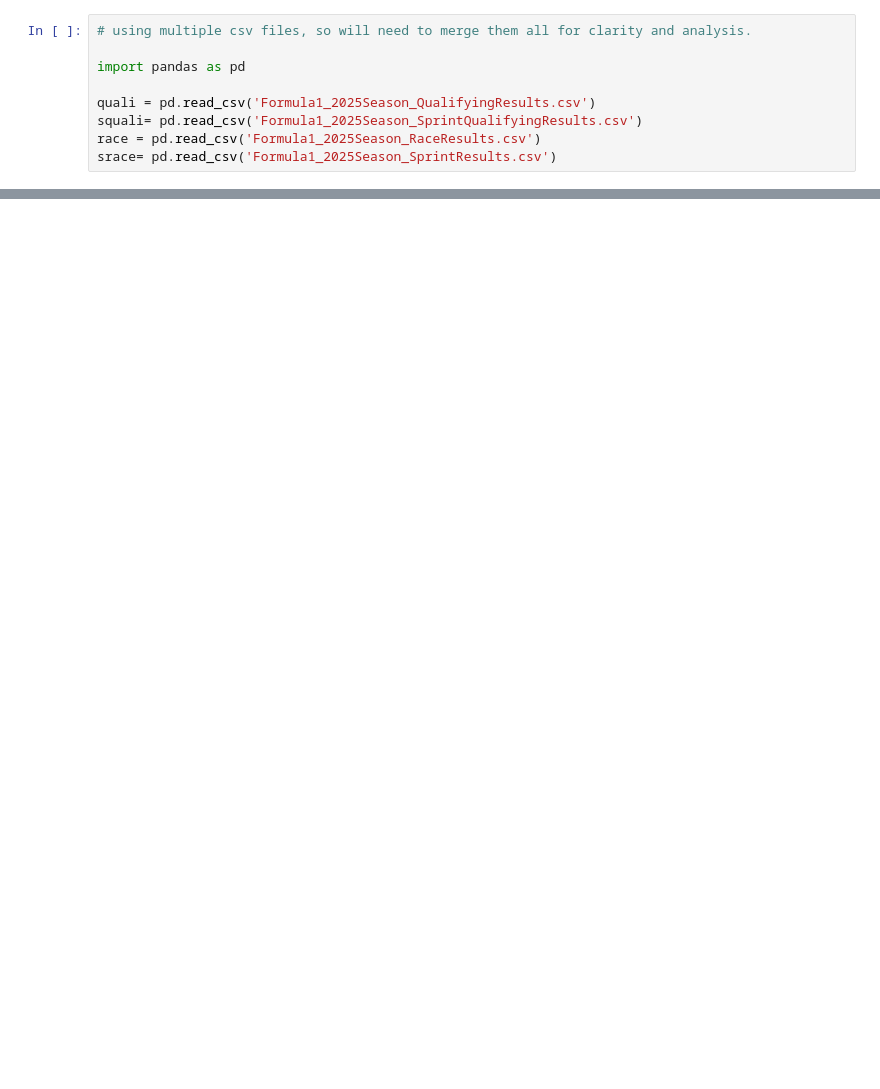
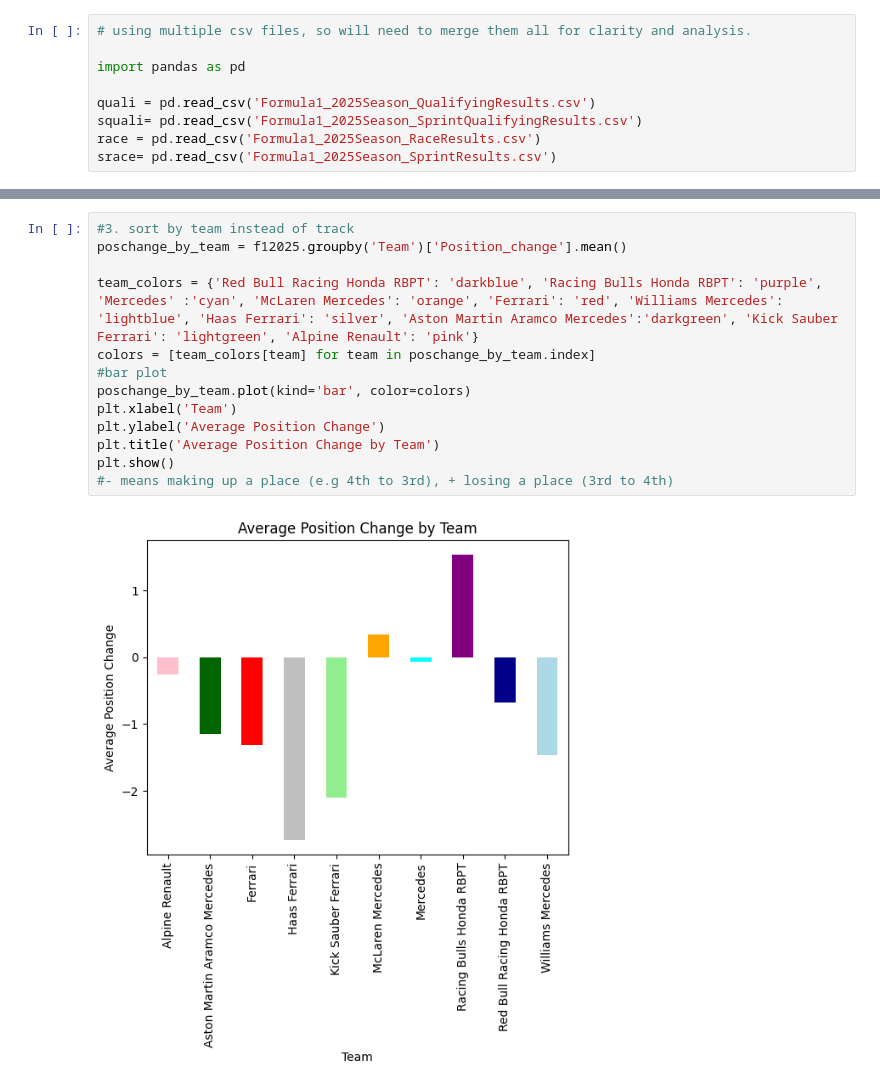
Before and after one commit to mw2304/FreeformProgramming, a Jupyter notebook: FreeFormProgrammingipynb.ipynb, the cells around one changed output, grey strips where cells are left out. Saved outputs shown, nothing was run; the diff lists cells and outputs as text; blank space fills up the shorter version.

```diff
--- a/FreeFormProgrammingipynb.ipynb
+++ b/FreeFormProgrammingipynb.ipynb
@@ -36,0 +80,15 @@ display(f12025)
+# %%
+#3. sort by team instead of track
+poschange_by_team = f12025.groupby('Team')['Position_change'].mean()
+
+team_colors = {'Red Bull Racing Honda RBPT': 'darkblue', 'Racing Bulls Honda RBPT': 'purple', 'Mercedes' :'cyan', 'McLaren Mercedes': 'orange', 'Ferrari': 'red', 'Williams Mercedes': 'lightblue', 'Haas Ferrari': 'silver', 'Aston Martin Aramco Mercedes':'darkgreen', 'Kick Sauber Ferrari': 'lightgreen', 'Alpine Renault': 'pink'}
+colors = [team_colors[team] for team in poschange_by_team.index]
+#bar plot
+poschange_by_team.plot(kind='bar', color=colors)
+plt.xlabel('Team')
+plt.ylabel('Average Position Change')
+plt.title('Average Position Change by Team')
+plt.show()
+#- means making up a place (e.g 4th to 3rd), + losing a place (3rd to 4th)
+# %% [output]
+[figure, added]
```
Also changed, not shown: parts of 6 cells of this notebook.
